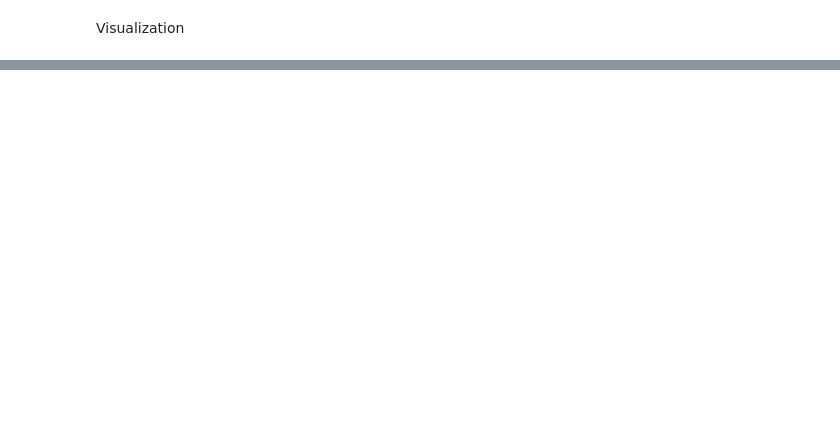
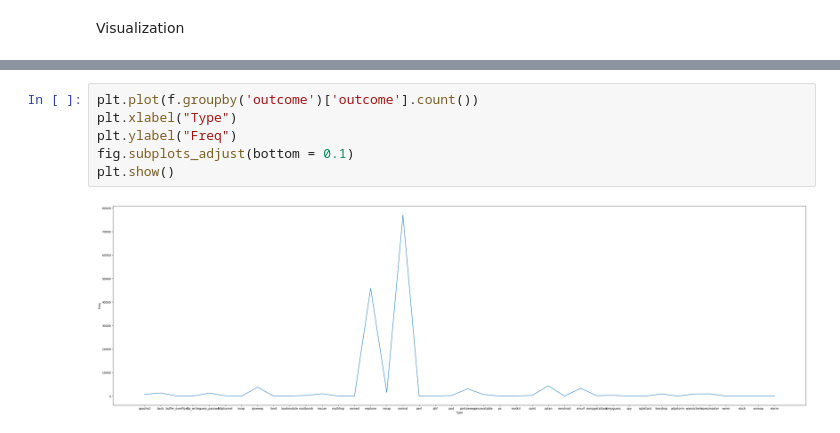
Before and after one commit to vark1623/IDSwithNeuralNet, a Jupyter notebook: Untitled0.ipynb, the cells around one changed output, grey strips where cells are left out. Drawn from its saved outputs; the diff is of its cells as text; blank space fills up the shorter version.

```diff
--- a/Untitled0.ipynb
+++ b/Untitled0.ipynb
@@ -191,0 +269,8 @@ plt.show()
+# %%
+plt.plot(f.groupby('outcome')['outcome'].count())
+plt.xlabel("Type")
+plt.ylabel("Freq")
+fig.subplots_adjust(bottom = 0.1)
+plt.show()
+# %% [output]
+[figure, added]
```
Also changed, not shown: parts of 13 cells of this notebook.
